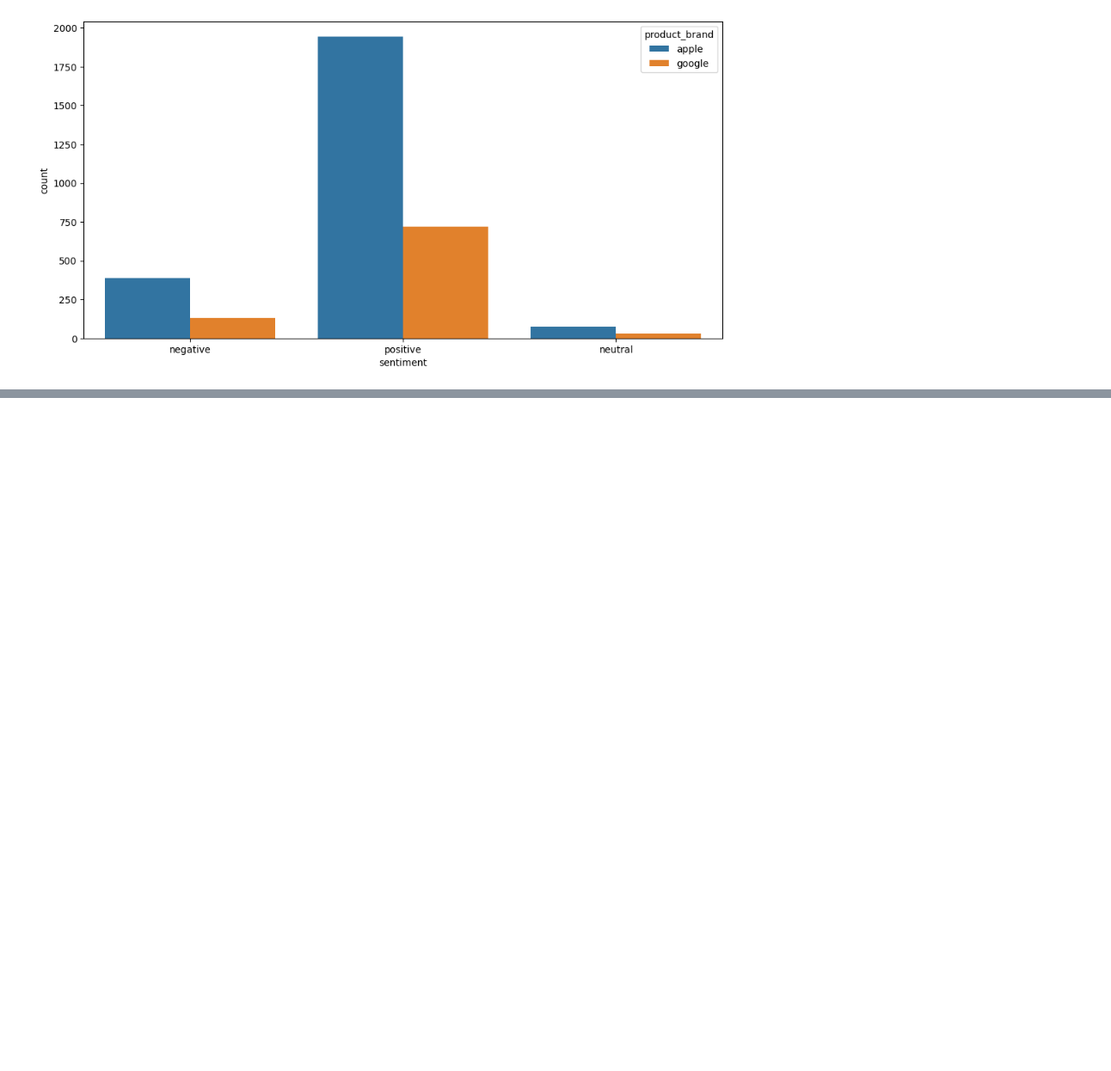
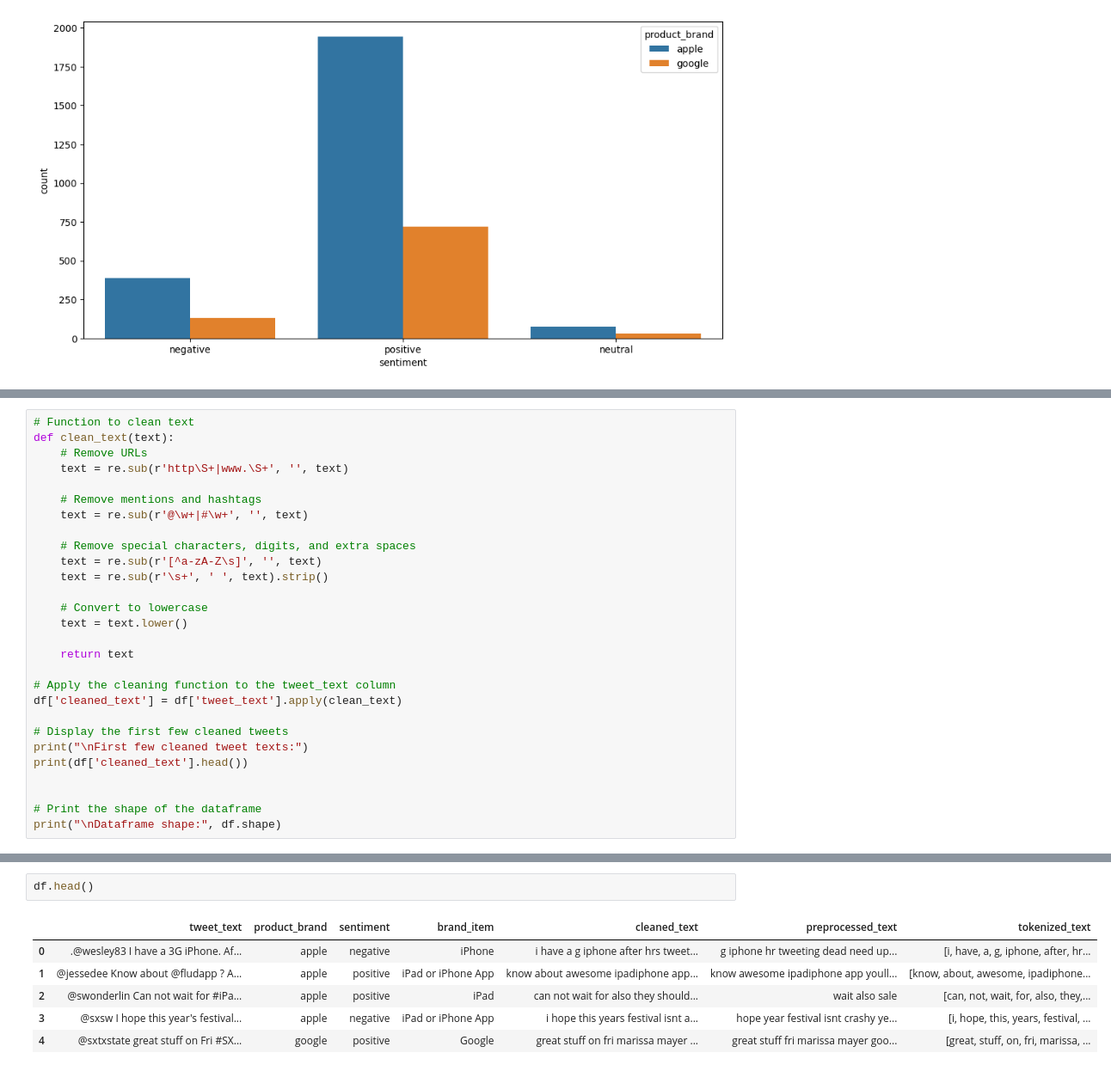
Before and after one commit to Mosota-Kemunto-Gladys-2020/Sentiment_project, a Jupyter notebook: group4.ipynb, the cells around one changed output, grey strips where cells are left out. Shown at 86% size. Saved outputs shown, nothing was run; the diff lists cells and outputs as text; blank space fills up the shorter version.

```diff
--- a/group4.ipynb
+++ b/group4.ipynb
@@ -335,0 +376,28 @@ ax = sns.countplot(data=df, x = 'sentiment', hue='product_brand')
+# %%
+# Function to clean text
+def clean_text(text):
+    # Remove URLs
+    text = re.sub(r'http\S+|www.\S+', '', text)
+
+    # Remove mentions and hashtags
+    text = re.sub(r'@\w+|#\w+', '', text)
+
+    # Remove special characters, digits, and extra spaces
+    text = re.sub(r'[^a-zA-Z\s]', '', text)
+    text = re.sub(r'\s+', ' ', text).strip()
+
+    # Convert to lowercase
+    text = text.lower()
+
+    return text
+
+# Apply the cleaning function to the tweet_text column
+df['cleaned_text'] = df['tweet_text'].apply(clean_text)
+
+# Display the first few cleaned tweets
+print("\nFirst few cleaned tweet texts:")
+print(df['cleaned_text'].head())
+
+
+# Print the shape of the dataframe
+print("\nDataframe shape:", df.shape)
@@ -335,0 +453,9 @@ ax = sns.countplot(data=df, x = 'sentiment', hue='product_brand')
+# %%
+df.head()
+# %% [output]
+|  | tweet_text | product_brand | sentiment | brand_item | cleaned_text | preprocessed_text | tokenized_text |
+| 0 | .@wesley83 I have a 3G iPhone. Af... | apple | negative | iPhone | i have a g iphone after hrs tweet... | g iphone hr tweeting dead need up... | [i, have, a, g, iphone, after, hr... |
+| 1 | @jessedee Know about @fludapp ? A... | apple | positive | iPad or iPhone App | know about awesome ipadiphone app... | know awesome ipadiphone app youll... | [know, about, awesome, ipadiphone... |
+| 2 | @swonderlin Can not wait for #iPa... | apple | positive | iPad | can not wait for also they should... | wait also sale | [can, not, wait, for, also, they,... |
+| 3 | @sxsw I hope this year's festival... | apple | negative | iPad or iPhone App | i hope this years festival isnt a... | hope year festival isnt crashy ye... | [i, hope, this, years, festival, ... |
+| 4 | @sxtxstate great stuff on Fri #SX... | google | positive | Google | great stuff on fri marissa mayer ... | great stuff fri marissa mayer goo... | [great, stuff, on, fri, marissa, ... |
```
Also changed, not shown: parts of 18 cells of this notebook.
